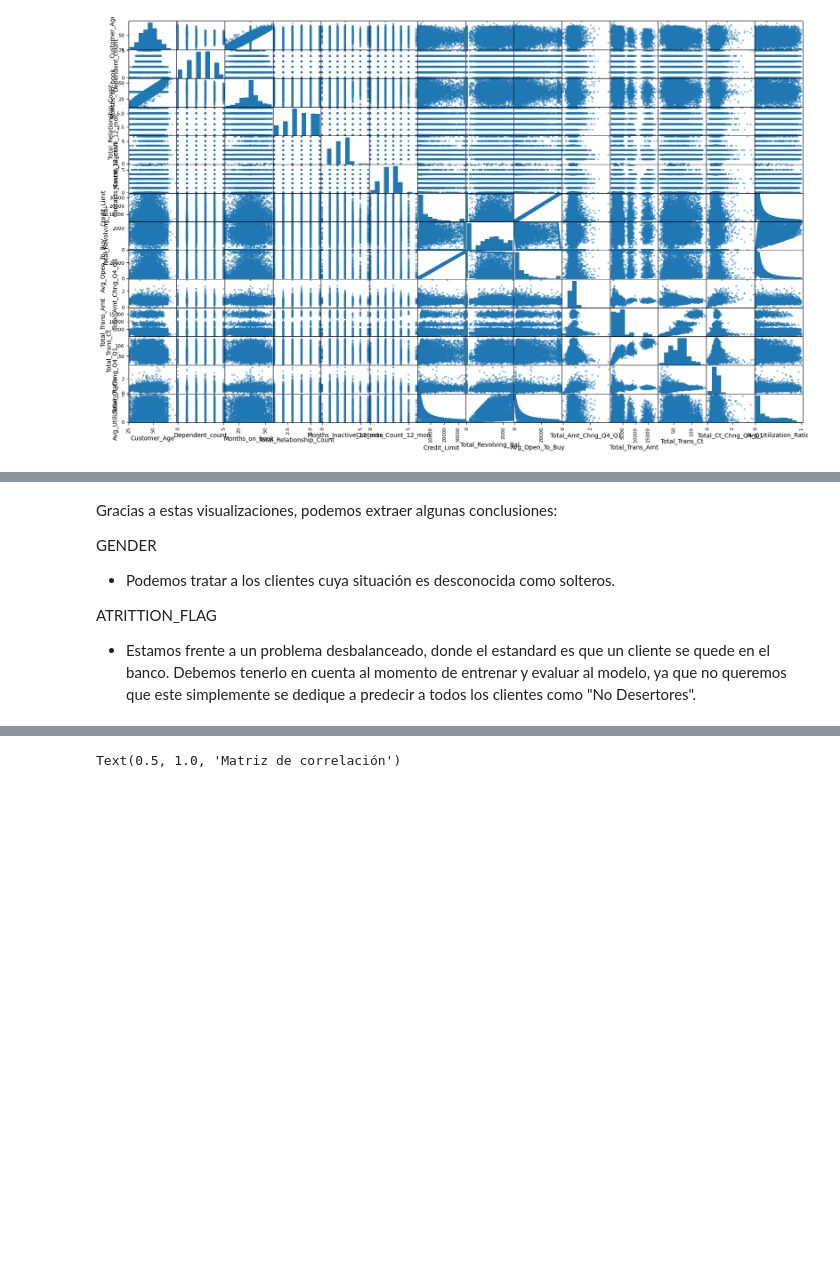
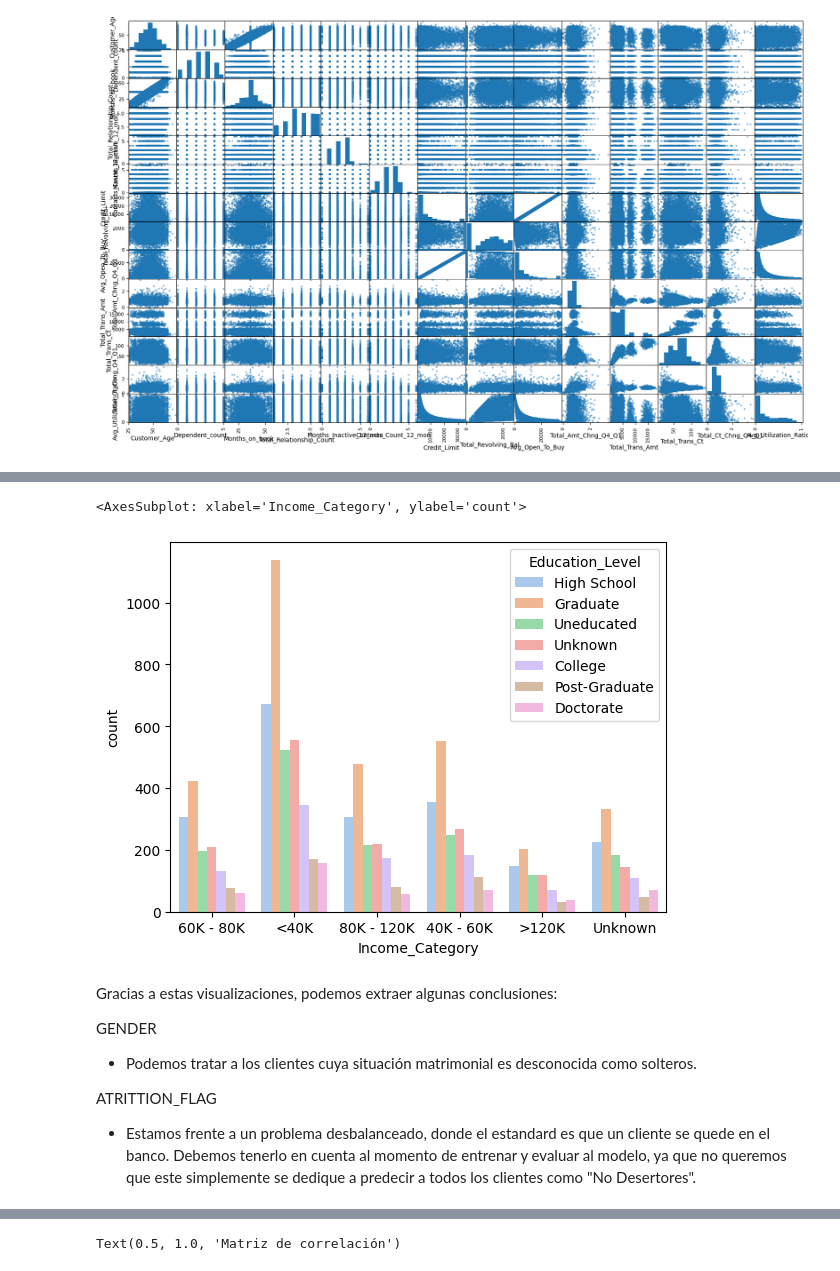
Before and after one commit to Lautarosco/TP-Redes-Neuronales, a Jupyter notebook: TP_Final_de_Procesamiento.ipynb, the cells around one changed output, grey strips where cells are left out. Cells and saved outputs as stored; diff of their text form; code cells hidden in the pictures; blank space fills up the shorter version.

```diff
--- a/TP_Final_de_Procesamiento.ipynb
+++ b/TP_Final_de_Procesamiento.ipynb
@@ -72,3 +72,8 @@ df = df.drop( ["CLIENTNUM",
 'Naive_Bayes_Classifier_Attrition_Flag_Card_Category_Contacts_Count_12_mon_Dependent_count_Education_Level_Months_Inactive_12_mon_1',
 'Naive_Bayes_Classifier_Attrition_Flag_Card_Category_Contacts_Count_12_mon_Dependent_count_Education_Level_Months_Inactive_12_mon_2'],
  axis=1)
+# %%
+Inc_dict = {'Less than $40K':'<40K' , '$40K - $60K':'40K - 60K', '$60K - $80K':'60K - 80K', '$80K - $120K':'80K - 120K', '$120K +': '>120K'}
+df["Income_Category"] = df["Income_Category"].replace(Inc_dict)
+
+df["Income_Category"].unique()
@@ -133,9 +141,14 @@ for i, col in enumerate(df[categoricas]):
 [figure]
+# %%
+sns.countplot(x='Income_Category', hue='Education_Level', palette='pastel', data=df)
+# %% [output]
+<AxesSubplot: xlabel='Income_Category', ylabel='count'>
+[figure, added]
 # %% [markdown]
 Gracias a estas visualizaciones, podemos extraer algunas conclusiones:
 
 GENDER
-- Podemos tratar a los clientes cuya situación es desconocida como solteros.
+- Podemos tratar a los clientes cuya situación matrimonial es desconocida como solteros.
 
 ATRITTION_FLAG
 - Estamos frente a un problema desbalanceado, donde el estandard es que un cliente se quede en el banco. Debemos tenerlo en cuenta al momento de entrenar y evaluar al modelo, ya que no queremos que este simplemente se dedique a predecir a todos los clientes como "No Desertores".
```
Also changed, not shown: parts of 31 cells of this notebook, 1 other file.
